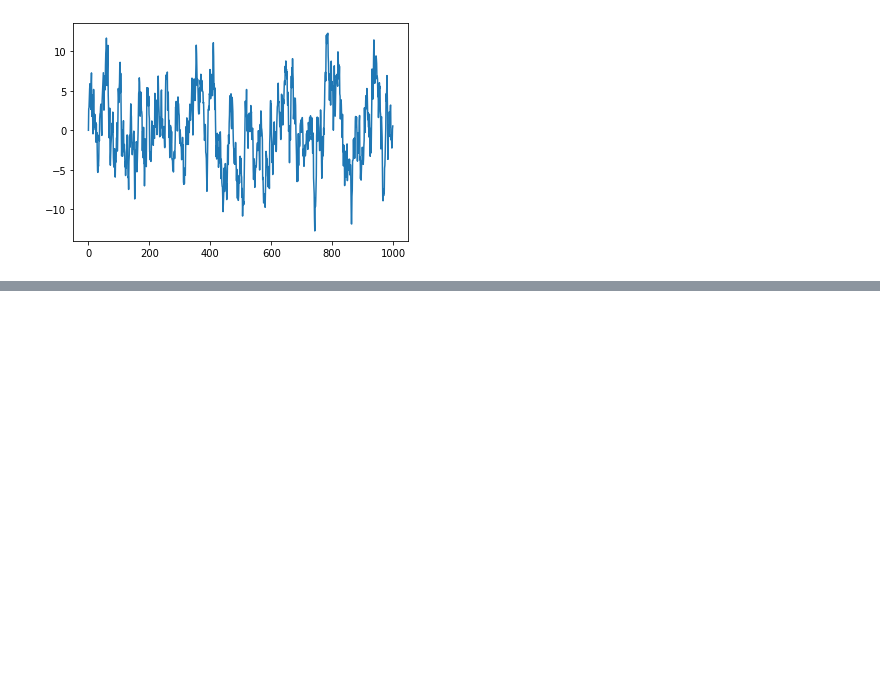
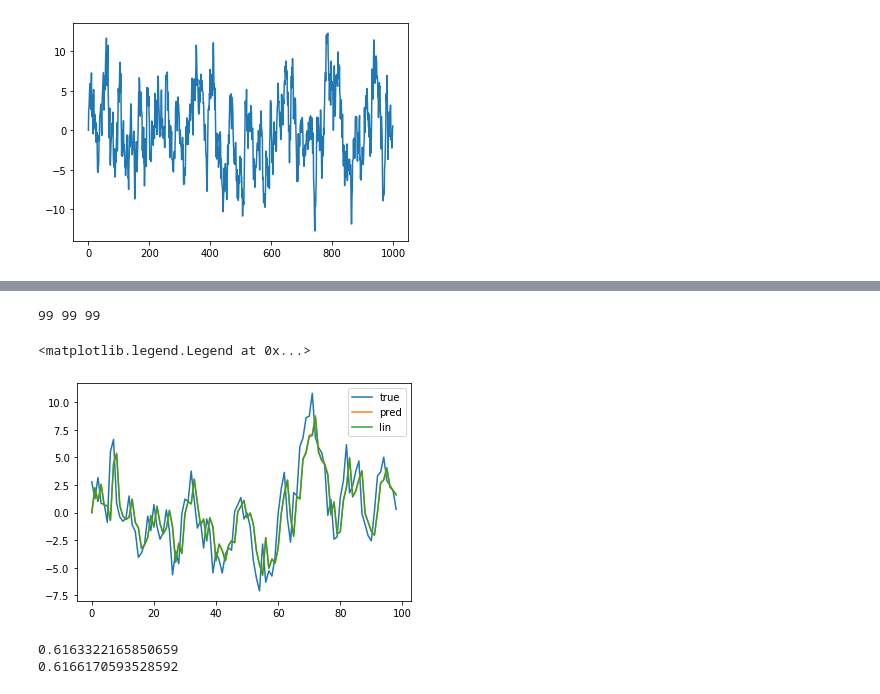
Before and after one commit to jase-clarkson/micro_2, a Jupyter notebook: AR_1_MAML.ipynb, the cells around one changed output, grey strips where cells are left out. Cells and saved outputs as stored; diff of their text form; code cells hidden in the pictures; blank space fills up the shorter version.

```diff
--- a/AR_1_MAML.ipynb
+++ b/AR_1_MAML.ipynb
@@ -26,0 +108,24 @@ plt.plot(X)
+# %%
+x = sample_ar_1(0.8, 2, 100)
+y = model.forward(tf.convert_to_tensor(x[:,None]))
+
+lin = np.zeros(len(x))
+lin[0] = x[0]
+for i in range(len(x)-1):
+    lin[i+1] = 0.8*x[i]
+
+print(len(x[1:]), len(y[:-1]), len(lin[1:]))
+plt.plot(x[1:], label='true')
+plt.plot(y[:-1], label='pred')
+plt.plot(lin[1:], label='lin')
+plt.legend()
+# %% [output]
+99 99 99
+<matplotlib.legend.Legend at 0x...>
+[figure, added]
+# %%
+print(sklearn.metrics.r2_score(x[1:], y[:-1]))
+print(sklearn.metrics.r2_score(x[1:], lin[1:]))
+# %% [output]
+0.6163322165850659
+0.6166170593528592
```
Also changed, not shown: parts of 3 cells of this notebook.
